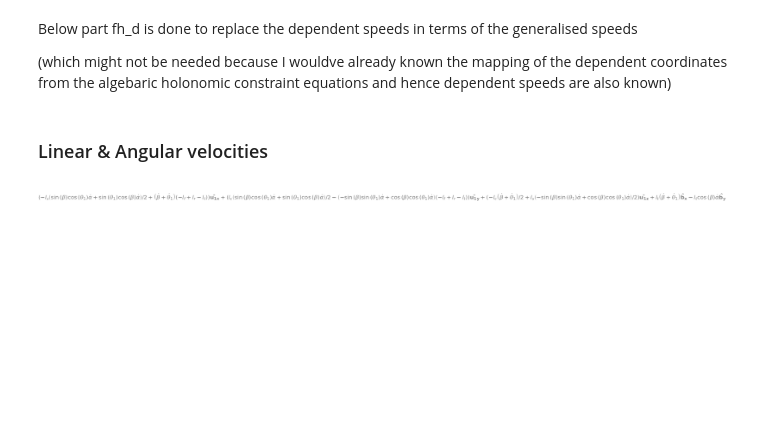
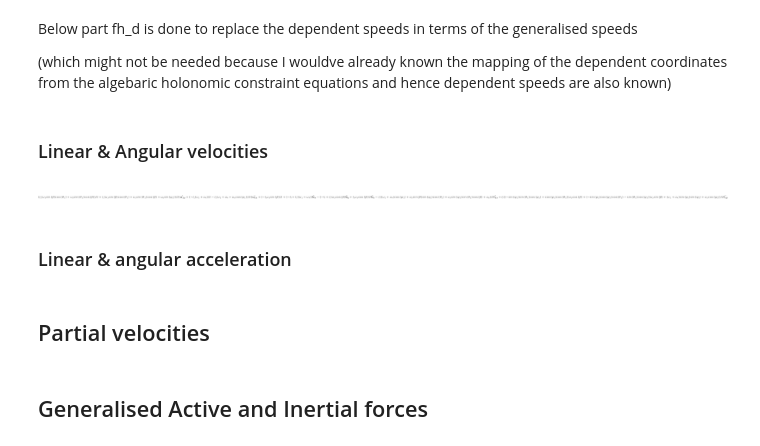
Before and after one commit to Soorajvasu/Biomechanics_math_modelling, a Jupyter notebook: torso_mechanism/torso dynamics/torso_dynamics.ipynb, the cells around one changed output. Cells and saved outputs as stored; diff of their text form; code cells hidden in the pictures; blank space fills up the shorter version.

```diff
--- a/torso_mechanism/torso dynamics/torso_dynamics.ipynb
+++ b/torso_mechanism/torso dynamics/torso_dynamics.ipynb
@@ -53,20 +60,21 @@ U1.orient_axis(B, B.y, theta1)
 L1.orient_body_fixed(U1, (psi1, psi2, 0), 'XYZ')
 
 U2.orient_axis(B, B.y, theta2)
-L2.orient_body_fixed(U2, (psi3, psi4, 0), 'XYZ')
+L2.orient_body_fixed(U2, (phi1, phi2, 0), 'XYZ')
 
 O1.set_pos(O, lc*N.x + ls/2*N.y - lf*N.z)
 O2.set_pos(O, lc*N.x - ls/2*N.y - lf*N.z)
-T.set_pos(O, lt*B.z)
 
-A1.set_pos(O, ls/2*B.y + (lr-lf)*B.z)
-C1.set_pos(T, lc/2*U1.x + ls/2*U1.y - (lt-lr+lf)*U1.z)
+T.set_pos(O, (lr - lf)*B.z)
+
+A1.set_pos(T, ls/2*B.y)
+C1.set_pos(A1, lc/2*U1.x)
 B1.set_pos(C1, lc/2*U1.x)
 R1.set_pos(B1,- lr/2*L1.z)
 K1.set_pos(R1,- lr/2*L1.z)
 
-A2.set_pos(O,- ls/2*B.y + (lr-lf)*B.z)
-C2.set_pos(T, lc/2*U2.x - ls/2*U2.y - (lt-lr+lf)*U2.z)
+A2.set_pos(T,- ls/2*B.y)
+C2.set_pos(A1, lc/2*U2.x)
 B2.set_pos(C2, lc/2*U2.x)
 R2.set_pos(B2,- lr/2*L2.z)
 K2.set_pos(R2,- lr/2*L2.z)
@@ -163,10 +168,13 @@ fk = sp.Matrix([
     beta.diff(t) - u4,
     psi1.diff(t) - u5,
     psi2.diff(t) - u6,
-    psi3.diff(t) - u7,
-    psi4.diff(t) - u8,
+    phi1.diff(t) - u7,
+    phi2.diff(t) - u8,
 ])
 
 Mk = fk.jacobian(qdot_N)
 gk = fk.xreplace(qdot_N_zero)
 qdot_N_sol = -Mk.LUsolve(gk)
+
+qdot_N_replace = dict((zip(qdot_N, qdot_N_sol)))
+qdot_N_replace
@@ -177,4 +186,0 @@ $\displaystyle \left( \left[\begin{matrix}1 & 0 & 0 & 0 & 0 & 0 & 0 & 0\\0 & 1 &
-# %%
-
-qdot_N_replace = dict(zip(qdot_N, qdot_N_sol))
-qdot_N_replace
@@ -199,15 +203,23 @@ Below part fh_d is done to replace the dependent speeds in terms of the generali
 # %%
 O.set_vel(N, 0)
 T.set_vel(B, 0)
 C1.set_vel(U1, 0)
 C2.set_vel(U2, 0)
 R1.set_vel(L1, 0)
 R2.set_vel(L2, 0)
 
+B.set_ang_vel(N, B.ang_vel_in(N).xreplace(qdot_N_replace))
+U1.set_ang_vel(N, U1.ang_vel_in(N).xreplace(qdot_N_replace))
+L1.set_ang_vel(N, L1.ang_vel_in(N).xreplace(qdot_N_replace))
+U2.set_ang_vel(N, U2.ang_vel_in(N).xreplace(qdot_N_replace))
+L2.set_ang_vel(N, L2.ang_vel_in(N).xreplace(qdot_N_replace))
+
 T.set_vel(N, T.v2pt_theory(O, N, B))
 C1.set_vel(N, C1.v2pt_theory(O, N, U1))
-C2.set_vel(N, C2.v2pt_theory(O, N, U1))
-
-C1.vel(N)
+R1.set_vel(N, R1.v2pt_theory(C1, N, 1))
+C2.set_vel(N, C2.v2pt_theory(O, N, U2))
+R2.set_vel(N, R2.v2pt_theory(C2, N, L2))
 # %% [output]
-[figure, old version]
+[figure, new version]
+# %% [markdown]
+### Linear & angular acceleration
@@ -213,0 +238,2 @@ C1.vel(N)
+# %% [markdown]
+## Partial velocities
@@ -213,0 +261,2 @@ C1.vel(N)
+# %% [markdown]
+## Generalised Active and Inertial forces
```
Also changed, not shown: parts of 19 cells of this notebook, 1 other file.
